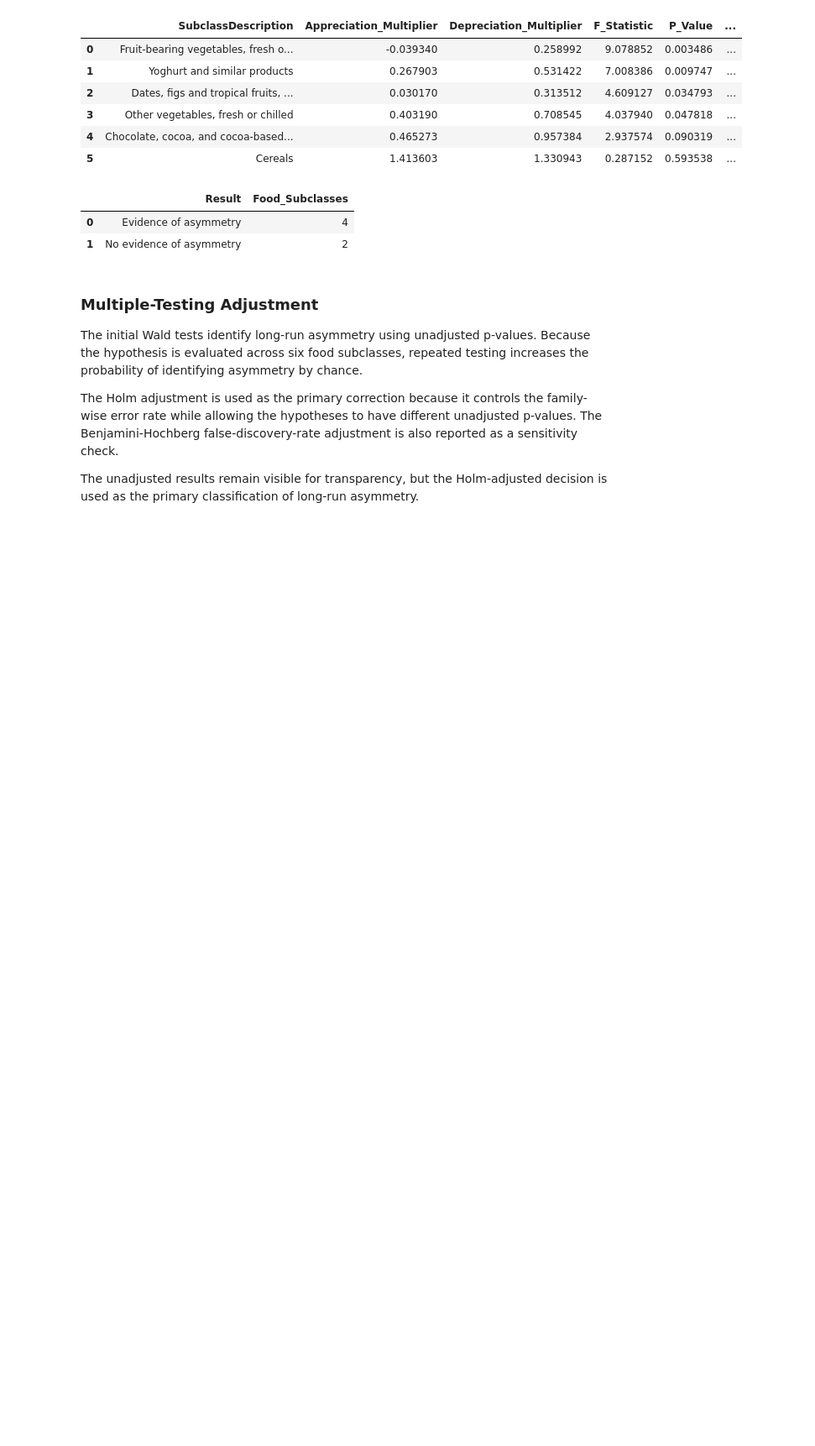
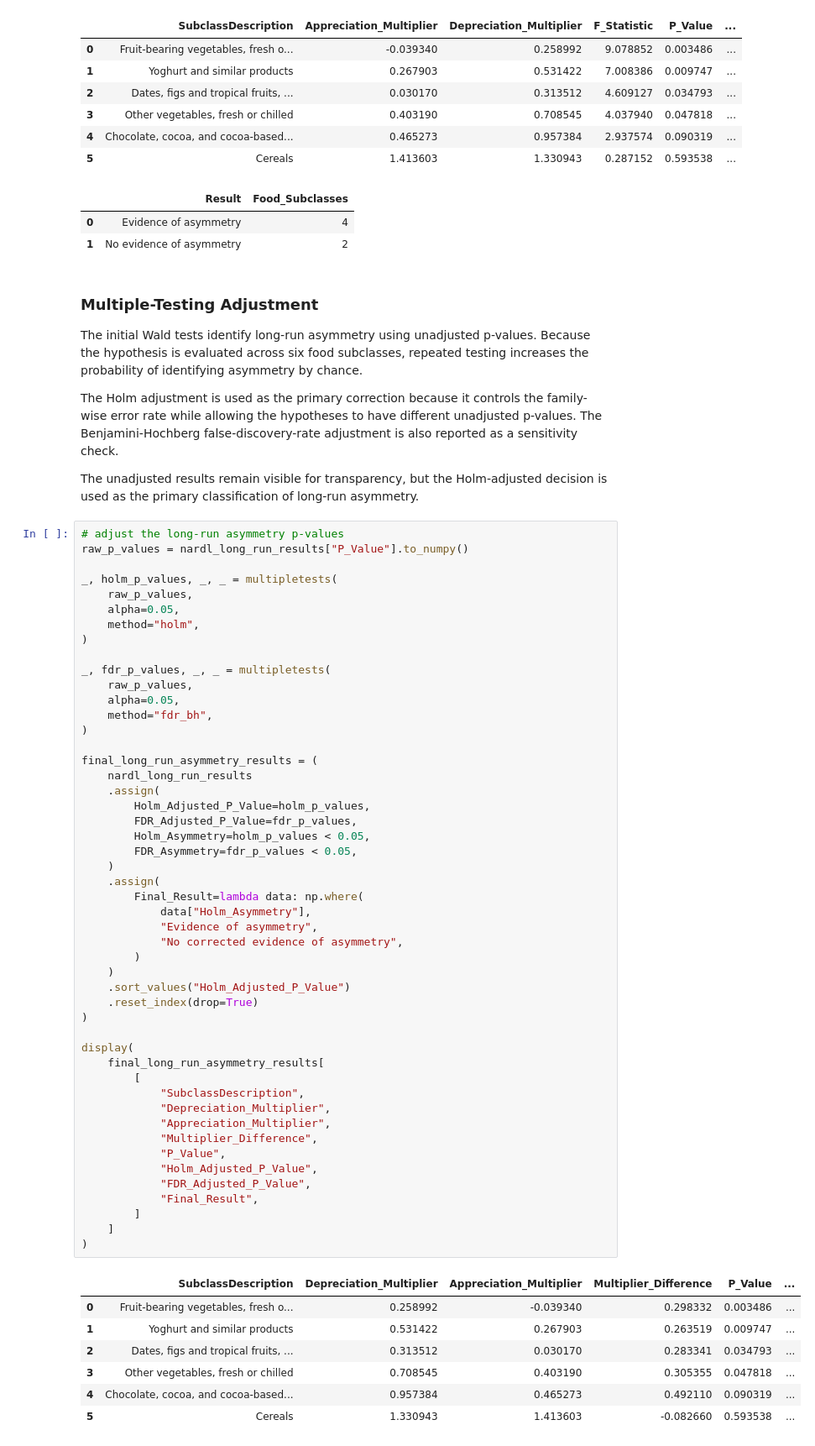
Before and after one commit to MasindiManaga/ERPT_ML_Research, a Jupyter notebook: notebooks/06_Econometric_Modelling.ipynb, the cells around one changed output. Shown at 84% size. Cells and saved outputs as stored; diff of their text form; blank space fills up the shorter version.

```diff
--- a/notebooks/06_Econometric_Modelling.ipynb
+++ b/notebooks/06_Econometric_Modelling.ipynb
@@ -2482,3 +2482,60 @@ The initial Wald tests identify long-run asymmetry using unadjusted p-values. Be
 The Holm adjustment is used as the primary correction because it controls the family-wise error rate while allowing the hypotheses to have different unadjusted p-values. The Benjamini-Hochberg false-discovery-rate adjustment is also reported as a sensitivity check.
 
 The unadjusted results remain visible for transparency, but the Holm-adjusted decision is used as the primary classification of long-run asymmetry.
+# %%
+# adjust the long-run asymmetry p-values
+raw_p_values = nardl_long_run_results["P_Value"].to_numpy()
+
+_, holm_p_values, _, _ = multipletests(
+    raw_p_values,
+    alpha=0.05,
+    method="holm",
+)
+
+_, fdr_p_values, _, _ = multipletests(
+    raw_p_values,
+    alpha=0.05,
+    method="fdr_bh",
+)
+
+final_long_run_asymmetry_results = (
+    nardl_long_run_results
+    .assign(
+        Holm_Adjusted_P_Value=holm_p_values,
+        FDR_Adjusted_P_Value=fdr_p_values,
+        Holm_Asymmetry=holm_p_values < 0.05,
+        FDR_Asymmetry=fdr_p_values < 0.05,
+    )
+    .assign(
+        Final_Result=lambda data: np.where(
+            data["Holm_Asymmetry"],
+            "Evidence of asymmetry",
+            "No corrected evidence of asymmetry",
+        )
+    )
+    .sort_values("Holm_Adjusted_P_Value")
+    .reset_index(drop=True)
+)
+
+display(
+    final_long_run_asymmetry_results[
+        [
+            "SubclassDescription",
+            "Depreciation_Multiplier",
+            "Appreciation_Multiplier",
+            "Multiplier_Difference",
+            "P_Value",
+            "Holm_Adjusted_P_Value",
+            "FDR_Adjusted_P_Value",
+            "Final_Result",
+        ]
+    ]
+)
+# %% [output]
+|  | SubclassDescription | Depreciation_Multiplier | Appreciation_Multiplier | Multiplier_Difference | P_Value | ... |
+| 0 | Fruit-bearing vegetables, fresh o... | 0.258992 | -0.039340 | 0.298332 | 0.003486 | ... |
+| 1 | Yoghurt and similar products | 0.531422 | 0.267903 | 0.263519 | 0.009747 | ... |
+| 2 | Dates, figs and tropical fruits, ... | 0.313512 | 0.030170 | 0.283341 | 0.034793 | ... |
+| 3 | Other vegetables, fresh or chilled | 0.708545 | 0.403190 | 0.305355 | 0.047818 | ... |
+| 4 | Chocolate, cocoa, and cocoa-based... | 0.957384 | 0.465273 | 0.492110 | 0.090319 | ... |
+| 5 | Cereals | 1.330943 | 1.413603 | -0.082660 | 0.593538 | ... |
```
Also changed, not shown: parts of 5 cells of this notebook.
